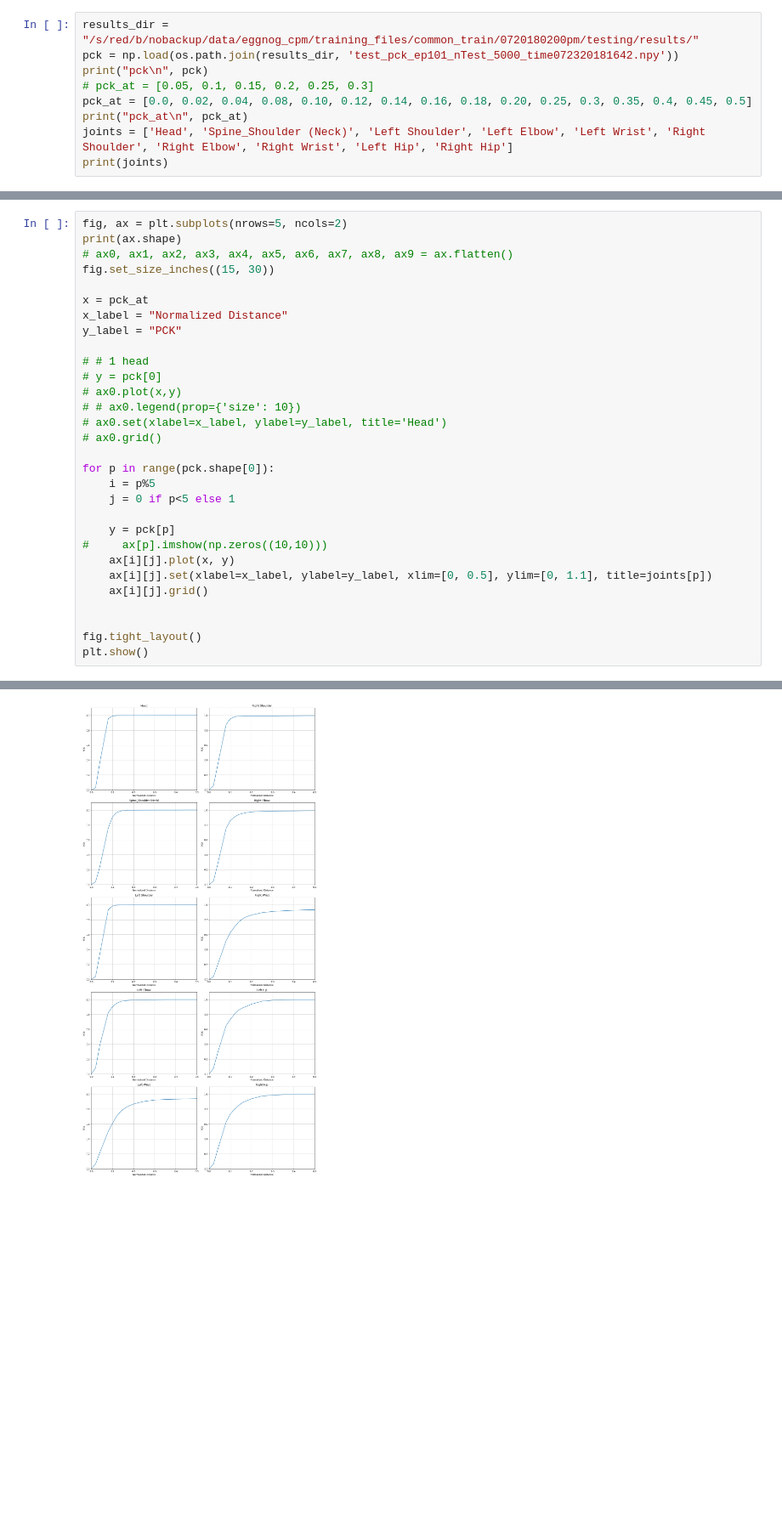
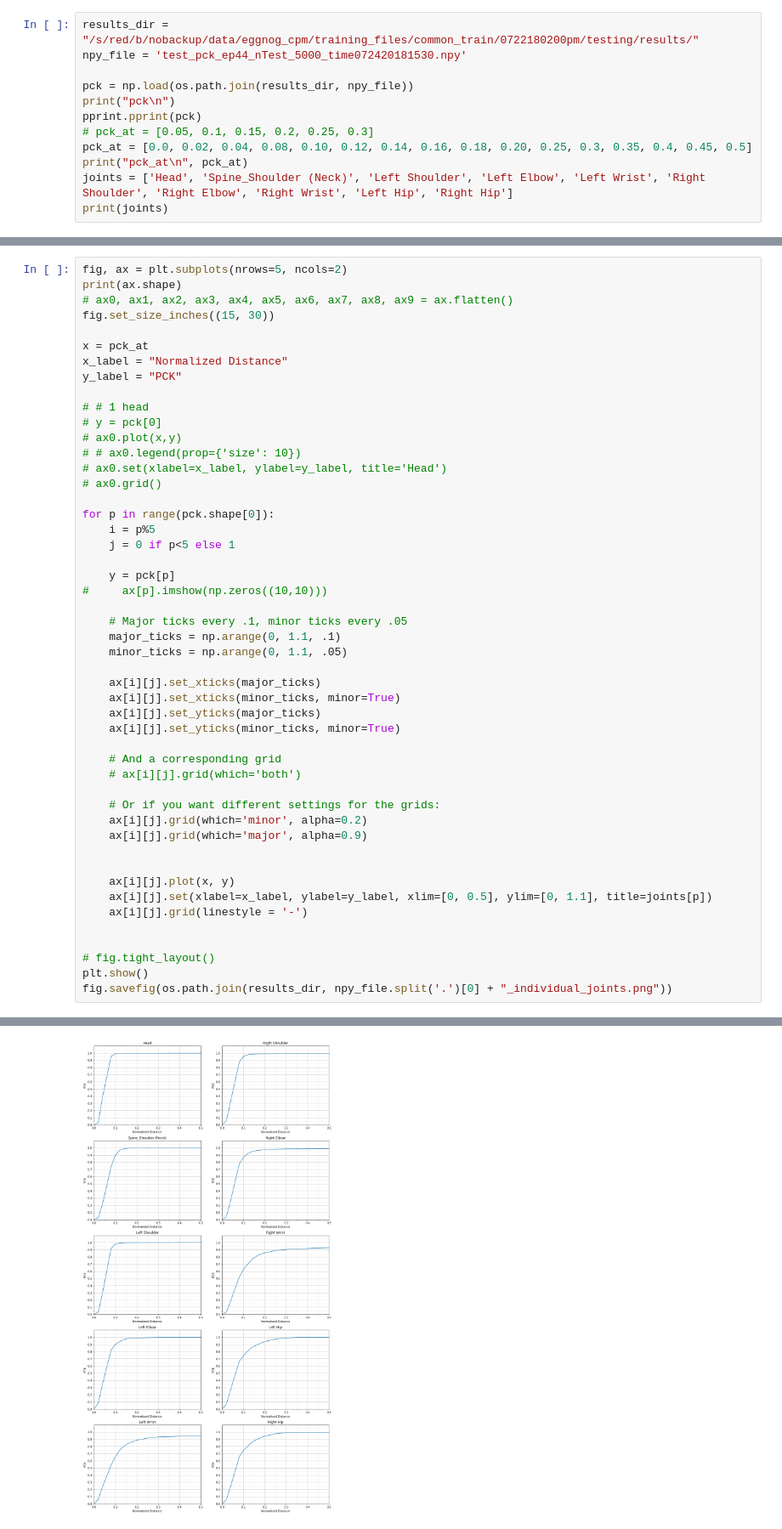
Before and after one commit to GuruMulay/Adapting-RGB-Pose-Estimation-to-New-Domains, a Jupyter notebook: test_pose_plots.ipynb, the cells around one changed output, grey strips where cells are left out. Shown at 85% size. Saved outputs shown, nothing was run; the diff lists cells and outputs as text; blank space fills up the shorter version.

```diff
--- a/test_pose_plots.ipynb
+++ b/test_pose_plots.ipynb
@@ -5,7 +6,10 @@ import matplotlib.pyplot as plt
 # %%
-results_dir = "/s/red/b/nobackup/data/eggnog_cpm/training_files/common_train/0720180200pm/testing/results/"
-pck = np.load(os.path.join(results_dir, 'test_pck_ep101_nTest_5000_time072320181642.npy'))
-print("pck\n", pck)
+results_dir = "/s/red/b/nobackup/data/eggnog_cpm/training_files/common_train/0722180200pm/testing/results/"
+npy_file = 'test_pck_ep44_nTest_5000_time072420181530.npy'
+
+pck = np.load(os.path.join(results_dir, npy_file))
+print("pck\n")
+pprint.pprint(pck)
 # pck_at = [0.05, 0.1, 0.15, 0.2, 0.25, 0.3]
 pck_at = [0.0, 0.02, 0.04, 0.08, 0.10, 0.12, 0.14, 0.16, 0.18, 0.20, 0.25, 0.3, 0.35, 0.4, 0.45, 0.5]
 print("pck_at\n", pck_at)
@@ -32,36 +36,55 @@ pck_at
 # %%
 fig, ax = plt.subplots(nrows=5, ncols=2)
 print(ax.shape)
 # ax0, ax1, ax2, ax3, ax4, ax5, ax6, ax7, ax8, ax9 = ax.flatten()
 fig.set_size_inches((15, 30))
 
 x = pck_at
 x_label = "Normalized Distance"
 y_label = "PCK"
 
 # # 1 head
 # y = pck[0]
 # ax0.plot(x,y)
 # # ax0.legend(prop={'size': 10})
 # ax0.set(xlabel=x_label, ylabel=y_label, title='Head')
 # ax0.grid()
 
 for p in range(pck.shape[0]):
     i = p%5
     j = 0 if p<5 else 1
 
     y = pck[p]
 #     ax[p].imshow(np.zeros((10,10)))
+
+    # Major ticks every .1, minor ticks every .05
+    major_ticks = np.arange(0, 1.1, .1)
+    minor_ticks = np.arange(0, 1.1, .05)
+
+    ax[i][j].set_xticks(major_ticks)
+    ax[i][j].set_xticks(minor_ticks, minor=True)
+    ax[i][j].set_yticks(major_ticks)
+    ax[i][j].set_yticks(minor_ticks, minor=True)
+
+    # And a corresponding grid
+    # ax[i][j].grid(which='both')
+
+    # Or if you want different settings for the grids:
+    ax[i][j].grid(which='minor', alpha=0.2)
+    ax[i][j].grid(which='major', alpha=0.9)
+
+
     ax[i][j].plot(x, y)
     ax[i][j].set(xlabel=x_label, ylabel=y_label, xlim=[0, 0.5], ylim=[0, 1.1], title=joints[p])
-    ax[i][j].grid()
+    ax[i][j].grid(linestyle = '-')
 
 
-fig.tight_layout()
+# fig.tight_layout()
 plt.show()
+fig.savefig(os.path.join(results_dir, npy_file.split('.')[0] + "_individual_joints.png"))
 # %% [output]
 (5, 2)
-[figure, old version]
+[figure, new version]
 # %%
 fig, ax = plt.subplots(nrows=1, ncols=1)
 fig.set_size_inches((10, 10))
```
Also changed, not shown: parts of 3 cells of this notebook, 1 other file.
